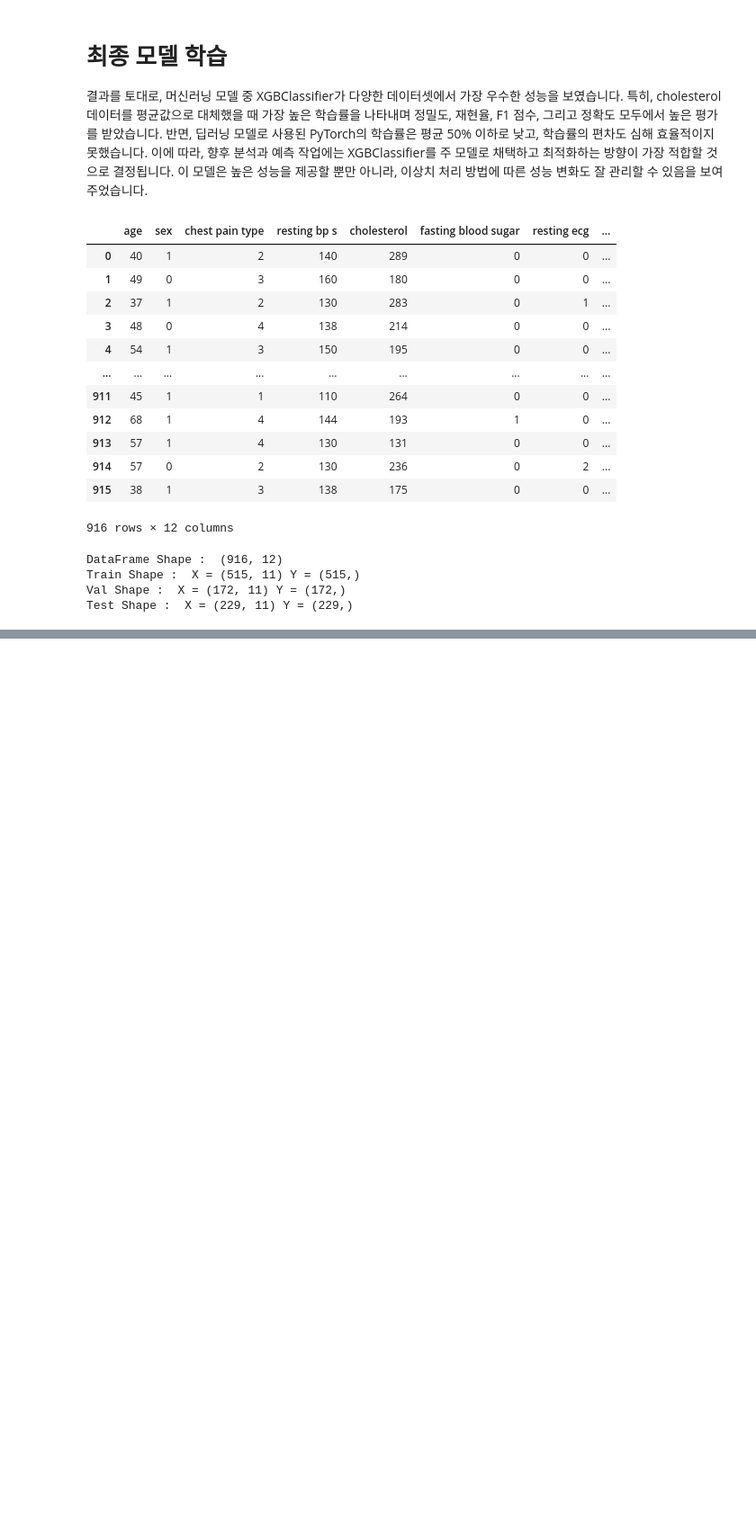
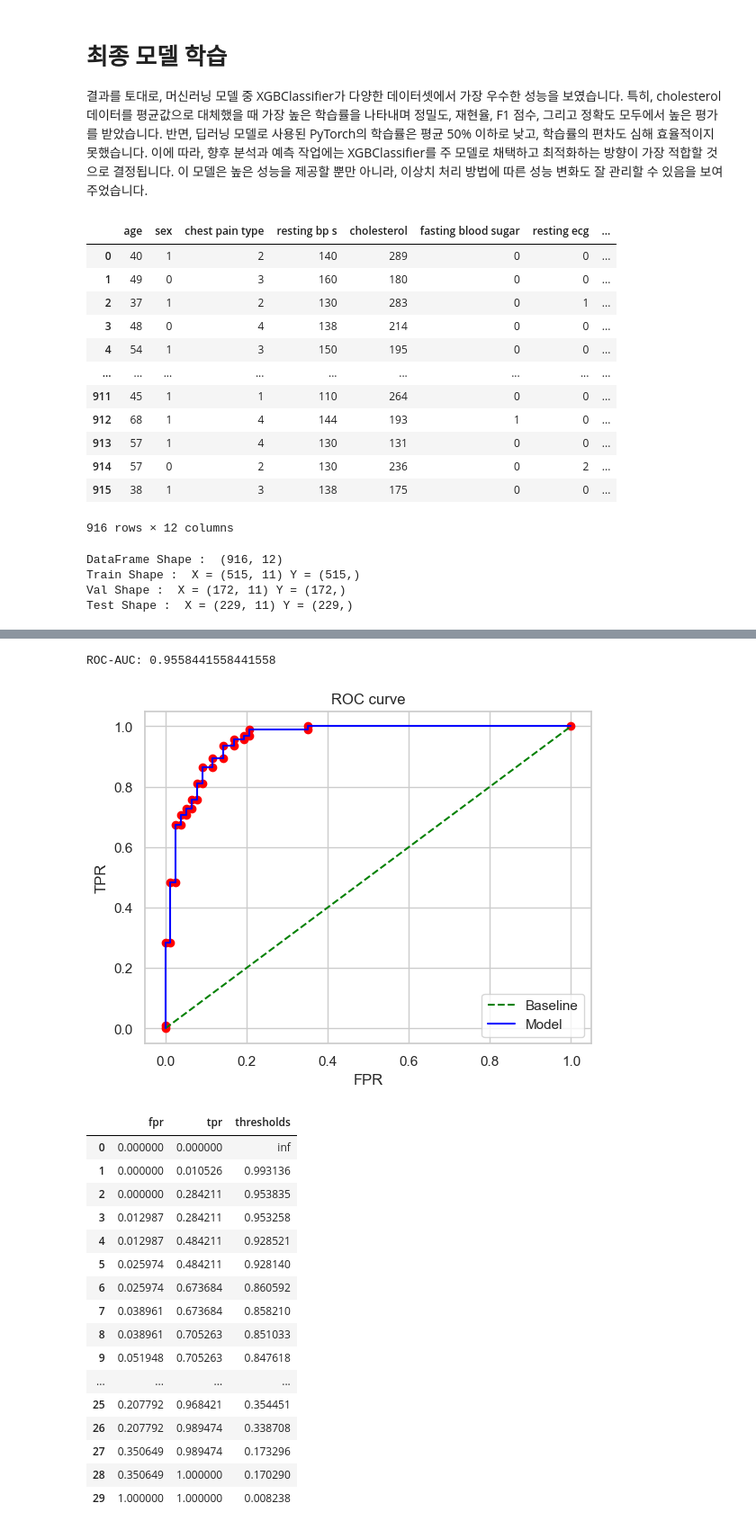
Before and after one commit to pauljo13/Heart-Disease-AI-kaggle, a Jupyter notebook: hd.ipynb, the cells around one changed output, grey strips where cells are left out. Shown at 90% size. Drawn from its saved outputs; the diff is of its cells as text; code cells hidden in the pictures; blank space fills up the shorter version.

```diff
--- a/hd.ipynb
+++ b/hd.ipynb
@@ -1502,0 +1586,53 @@ Test Shape :  X = (229, 11) Y = (229,)
+# %%
+from sklearn.metrics import roc_curve, roc_auc_score
+
+
+def get_roc_auc(model, X_val_encoded, y_val):
+    if isinstance(model, XGBClassifier):
+        try:
+            # 조기 종료가 사용된 경우
+            y_pred_proba = model.predict_proba(
+                X_val_encoded, iteration_range=(0, model.best_iteration)
+            )[:, 1]
+        except AttributeError:
+            # 조기 종료가 사용되지 않은 경우
+            y_pred_proba = model.predict_proba(X_val_encoded)[:, 1]
+    else:
+        y_pred_proba = model.predict_proba(X_val_encoded)[:, 1]
+
+    print("ROC-AUC:", roc_auc_score(y_val, y_pred_proba))
+
+    baseline_fpr, baseline_tpr, _ = roc_curve(y_val, [0] * len(y_val))
+    fpr, tpr, thresholds = roc_curve(y_val, y_pred_proba)
+    tmp = pd.DataFrame({'fpr':fpr, 'tpr':tpr, 'thresholds': thresholds})
+    plt.plot(baseline_fpr, baseline_tpr, linestyle="--", color="green", label="Baseline")
+    plt.plot(fpr, tpr, color="blue", label="Model")
+    plt.scatter(fpr, tpr, color="red")
+    plt.legend()
+    plt.title("ROC curve")
+    plt.xlabel("FPR")
+    plt.ylabel("TPR")
+    plt.show()
+    return tmp
+# %%
+get_roc_auc(model, X_val, y_val)
+# %% [output]
+ROC-AUC: 0.9558441558441558
+[figure, added]
+|  | fpr | tpr | thresholds |
+| 0 | 0.000000 | 0.000000 | inf |
+| 1 | 0.000000 | 0.010526 | 0.993136 |
+| 2 | 0.000000 | 0.284211 | 0.953835 |
+| 3 | 0.012987 | 0.284211 | 0.953258 |
+| 4 | 0.012987 | 0.484211 | 0.928521 |
+| 5 | 0.025974 | 0.484211 | 0.928140 |
+| 6 | 0.025974 | 0.673684 | 0.860592 |
+| 7 | 0.038961 | 0.673684 | 0.858210 |
+| 8 | 0.038961 | 0.705263 | 0.851033 |
+| 9 | 0.051948 | 0.705263 | 0.847618 |
+| ... | ... | ... | ... |
+| 25 | 0.207792 | 0.968421 | 0.354451 |
+| 26 | 0.207792 | 0.989474 | 0.338708 |
+| 27 | 0.350649 | 0.989474 | 0.173296 |
+| 28 | 0.350649 | 1.000000 | 0.170290 |
+| 29 | 1.000000 | 1.000000 | 0.008238 |
```
Also changed, not shown: parts of 20 cells of this notebook, 1 other file.
